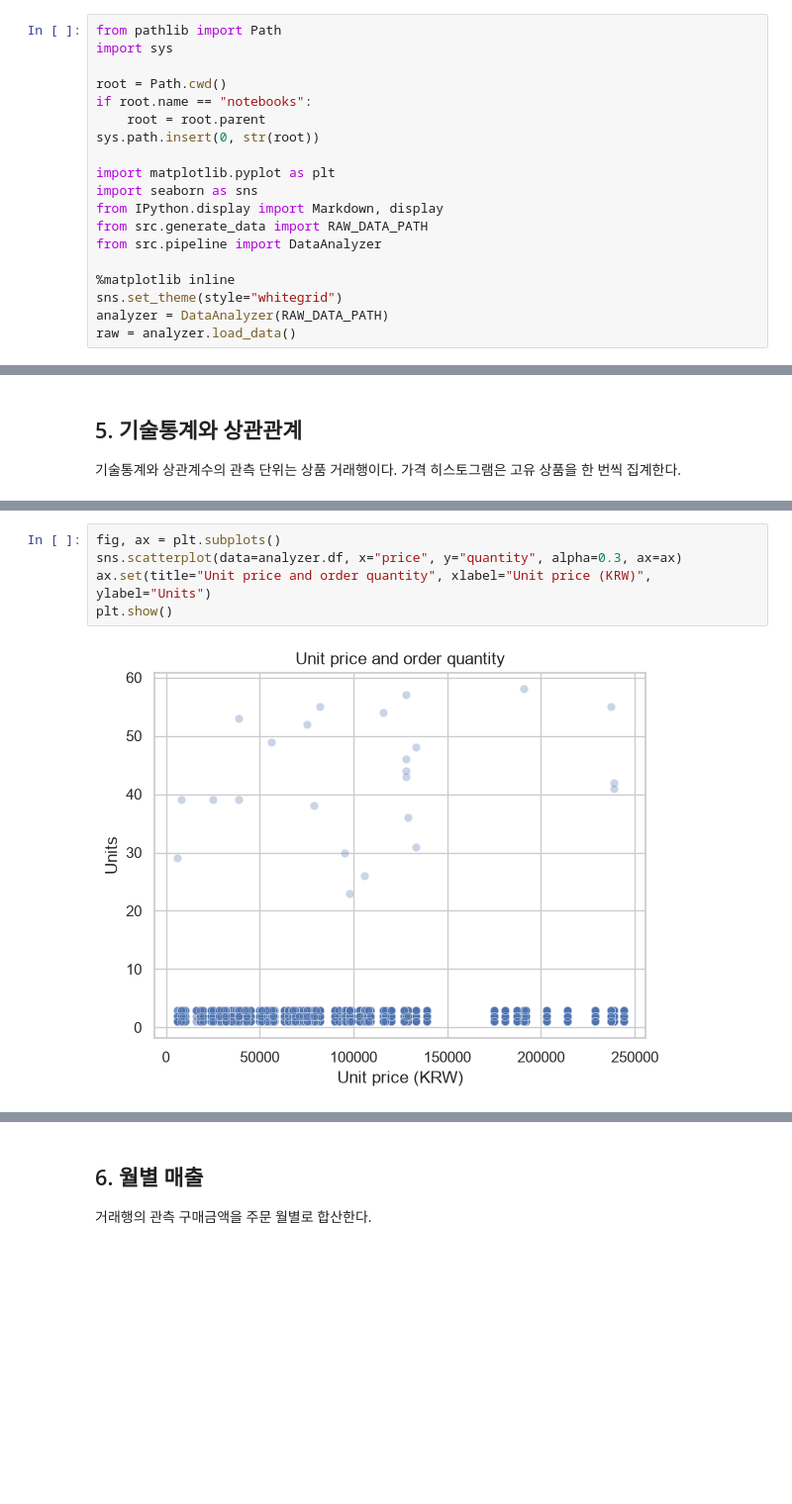
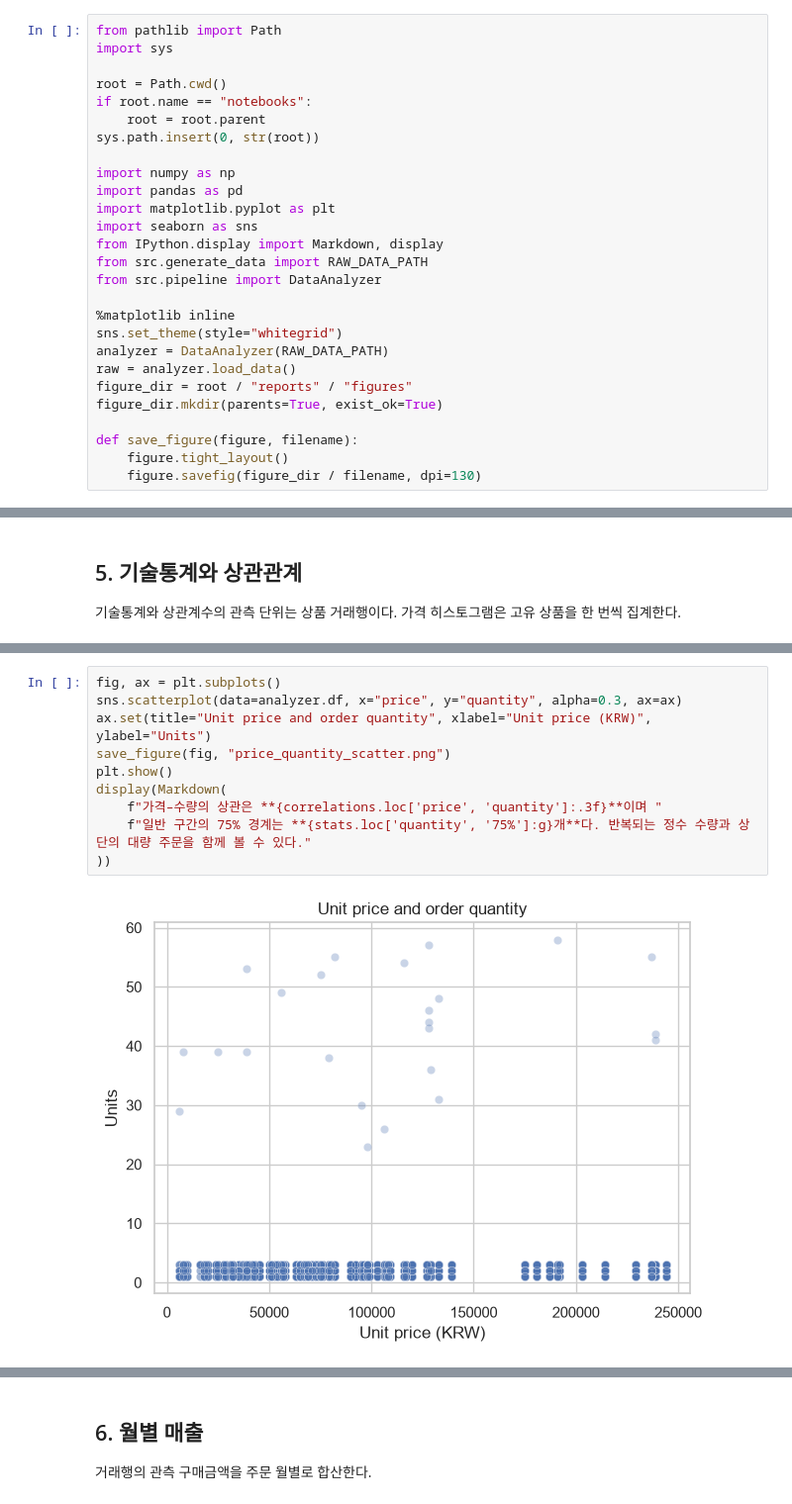
Before and after one commit to L-jy16/customer-loyalty-analysis, a Jupyter notebook: notebooks/analysis_report.ipynb, the cells around one changed output, grey strips where cells are left out. Shown at 99% size. Drawn from its saved outputs; the diff is of its cells as text; blank space fills up the shorter version.

```diff
--- a/notebooks/analysis_report.ipynb
+++ b/notebooks/analysis_report.ipynb
@@ -11,6 +11,8 @@ if root.name == "notebooks":
     root = root.parent
 sys.path.insert(0, str(root))
 
+import numpy as np
+import pandas as pd
 import matplotlib.pyplot as plt
 import seaborn as sns
 from IPython.display import Markdown, display
@@ -21,6 +23,12 @@ from src.pipeline import DataAnalyzer
 sns.set_theme(style="whitegrid")
 analyzer = DataAnalyzer(RAW_DATA_PATH)
 raw = analyzer.load_data()
+figure_dir = root / "reports" / "figures"
+figure_dir.mkdir(parents=True, exist_ok=True)
+
+def save_figure(figure, filename):
+    figure.tight_layout()
+    figure.savefig(figure_dir / filename, dpi=130)
 # %% [markdown]
 ## 1. 데이터셋과 기초 탐색
 
@@ -193,7 +341,12 @@ plt.show()
 # %%
 fig, ax = plt.subplots()
 sns.scatterplot(data=analyzer.df, x="price", y="quantity", alpha=0.3, ax=ax)
 ax.set(title="Unit price and order quantity", xlabel="Unit price (KRW)", ylabel="Units")
+save_figure(fig, "price_quantity_scatter.png")
 plt.show()
+display(Markdown(
+    f"가격–수량의 상관은 **{correlations.loc['price', 'quantity']:.3f}**이며 "
+    f"일반 구간의 75% 경계는 **{stats.loc['quantity', '75%']:g}개**다. 반복되는 정수 수량과 상단의 대량 주문을 함께 볼 수 있다."
+))
 # %% [output]
-[figure, old version]
+[figure, new version]
```
Also changed, not shown: parts of 14 cells of this notebook, 9 other files.
